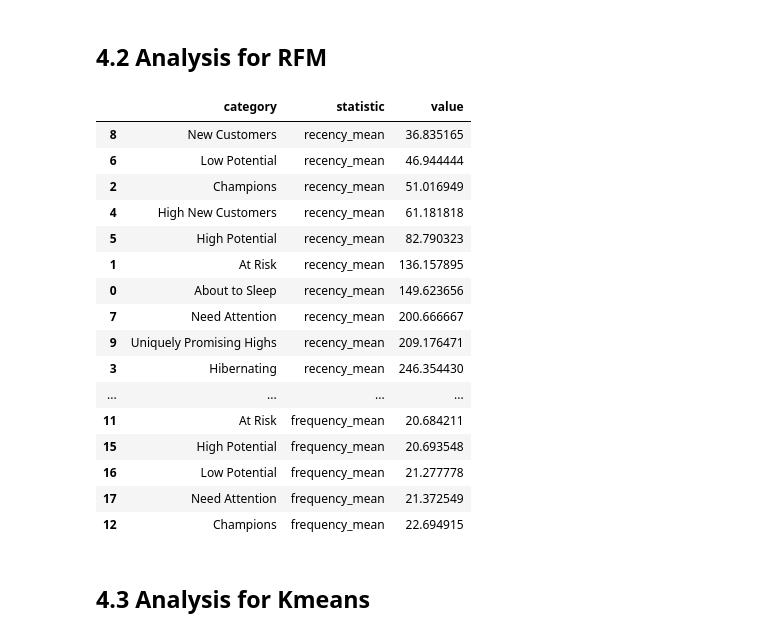
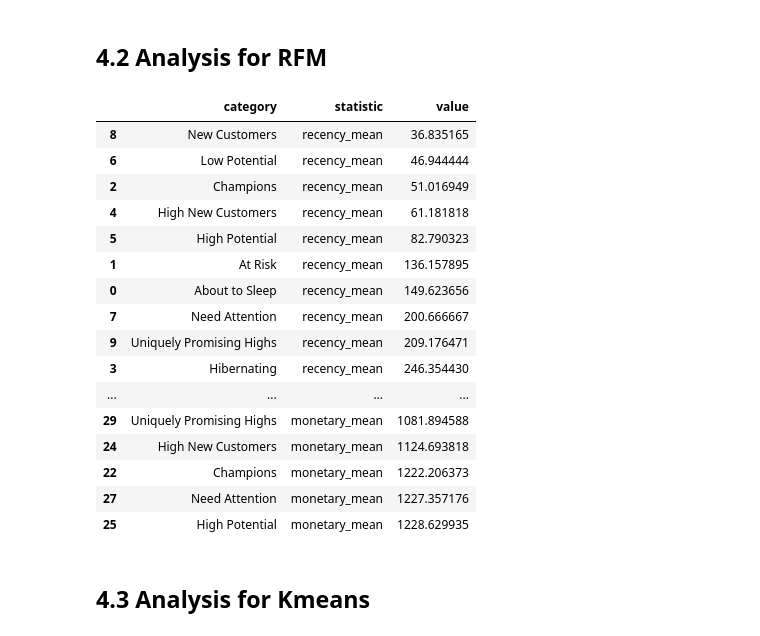
Before and after one commit to oecorrechag/Project-Australia, a Jupyter notebook: notebooks/4.0_graficos.ipynb, the cells around one changed output. Drawn from its saved outputs; the diff is of its cells as text; code cells hidden in the pictures.

Commit message:
sort values plots

```diff
--- a/notebooks/4.0_graficos.ipynb
+++ b/notebooks/4.0_graficos.ipynb
@@ -54,27 +54,29 @@ print(df.shape)
 # %%
 df_rfm = df.copy()
 rfm_statistics = df_rfm.loc[:,['recency', 'frequency', 'monetary', 'group_rfm']]
 rfm_statistics = cluster_summary(rfm_statistics, 'group_rfm', sta=False, statistics_list=['mean'])
-rfm_statistics = rfm_statistics.sort_values(by=['statistic', 'value'], ascending=[False, True])
+orden = ["recency_mean", "frequency_mean", "monetary_mean"]
+rfm_statistics['statistic'] = pd.Categorical(rfm_statistics['statistic'], categories=orden, ordered=True)
+rfm_statistics = rfm_statistics.sort_values(by=['statistic', 'value'], ascending=[True, True])
 rfm_statistics
 # %% [output]
 |  | category | statistic | value |
 | 8 | New Customers | recency_mean | 36.835165 |
 | 6 | Low Potential | recency_mean | 46.944444 |
 | 2 | Champions | recency_mean | 51.016949 |
 | 4 | High New Customers | recency_mean | 61.181818 |
 | 5 | High Potential | recency_mean | 82.790323 |
 | 1 | At Risk | recency_mean | 136.157895 |
 | 0 | About to Sleep | recency_mean | 149.623656 |
 | 7 | Need Attention | recency_mean | 200.666667 |
 | 9 | Uniquely Promising Highs | recency_mean | 209.176471 |
 | 3 | Hibernating | recency_mean | 246.354430 |
 | ... | ... | ... | ... |
-| 11 | At Risk | frequency_mean | 20.684211 |
-| 15 | High Potential | frequency_mean | 20.693548 |
-| 16 | Low Potential | frequency_mean | 21.277778 |
-| 17 | Need Attention | frequency_mean | 21.372549 |
-| 12 | Champions | frequency_mean | 22.694915 |
+| 29 | Uniquely Promising Highs | monetary_mean | 1081.894588 |
+| 24 | High New Customers | monetary_mean | 1124.693818 |
+| 22 | Champions | monetary_mean | 1222.206373 |
+| 27 | Need Attention | monetary_mean | 1227.357176 |
+| 25 | High Potential | monetary_mean | 1228.629935 |
 # %%
 df_rfm = df.copy()
 rfm_statistics = df_rfm.loc[:,['recency', 'frequency', 'monetary', 'group_rfm']]
```
Also changed, not shown: parts of 4 cells of this notebook.
